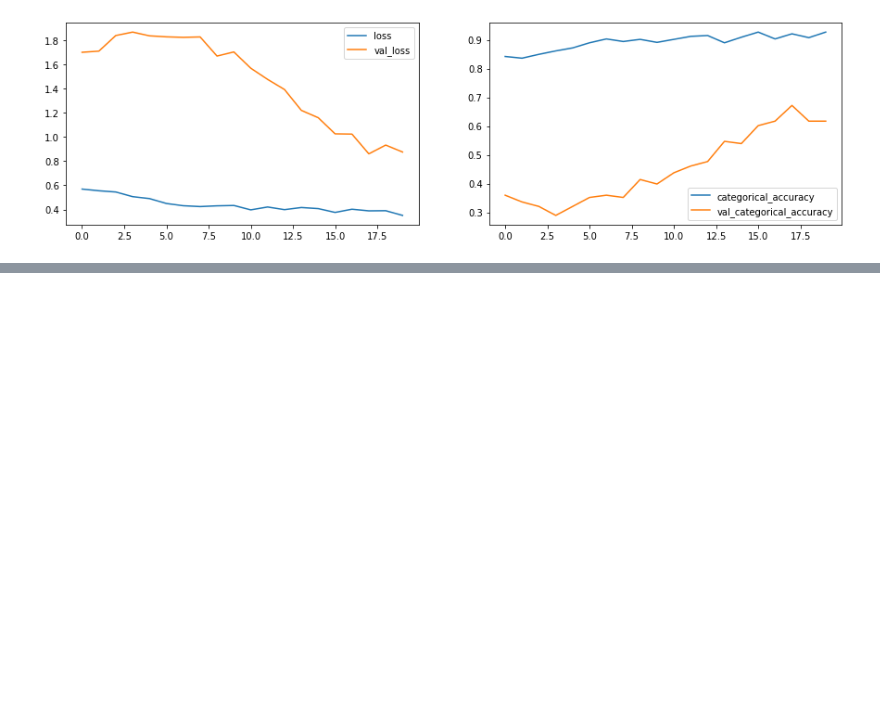
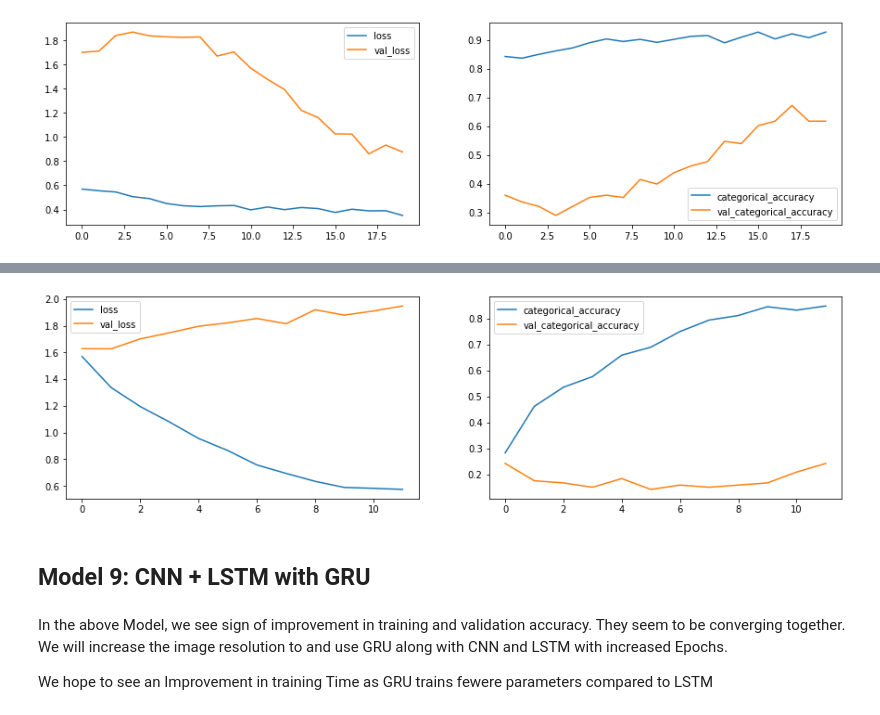
Before and after one commit to prash130/gesture_recognition_with_CNN, a Jupyter notebook: Neural_Nets_Project_Starter_Code.ipynb, the cells around one changed output, grey strips where cells are left out. Drawn from its saved outputs; the diff is of its cells as text; code cells hidden in the pictures; blank space fills up the shorter version.

Commit message:
updated notebook with additional models

```diff
--- a/Neural_Nets_Project_Starter_Code.ipynb
+++ b/Neural_Nets_Project_Starter_Code.ipynb
@@ -910,8 +852,8 @@ class CNNLSTM(ModelBuilder):
         model.add(Dropout(dropout))
 
         model.add(Dense(self.num_classes, activation='softmax'))
-        optimiser = tf.keras.optimizers.Adam(lr=0.002)
-#         optimiser = 'sgd'
+#         optimiser = tf.keras.optimizers.Adam(lr=0.002)
+        optimiser = 'sgd'
         model.compile(optimizer=optimiser, loss='categorical_crossentropy', metrics=['categorical_accuracy'])
         return model
 # %%
@@ -953,0 +918,7 @@ In above model we see the validation accuracy is varing wildly. Adding more epoc
+# %%
+cnn_lstm2=CNNLSTM()
+cnn_lstm2.initialize_path(project_folder)
+cnn_lstm2.initialize_image_properties(image_height=120,image_width=120)
+cnn_lstm2.initialize_hyperparams(frames_to_sample=30,batch_size=40,num_epochs=20)
+cnn_lstm2_model=cnn_lstm.define_model(lstm_cells=128,dense_neurons=128,dropout=0.25)
+cnn_lstm2_model.summary()
@@ -953,0 +947,2 @@ In above model we see the validation accuracy is varing wildly. Adding more epoc
+# %%
+training_output_model8 = cnn_lstm2.train_model(cnn_lstm_model)
@@ -954 +967,11 @@ In above model we see the validation accuracy is varing wildly. Adding more epoc
+# %%
+plot(training_output_model8)
+# %% [output]
+[figure, added]
+# %% [markdown]
+## Model 9: CNN + LSTM with GRU
+# %% [markdown]
+In the above Model, we see sign of improvement in training and validation accuracy. They seem to be converging together. We will increase the image resolution to and use GRU along with CNN and LSTM with increased Epochs.
+
+We hope to see an Improvement in training Time as GRU trains fewere parameters compared to LSTM
 # %%
```
Also changed, not shown: parts of 56 cells of this notebook.
